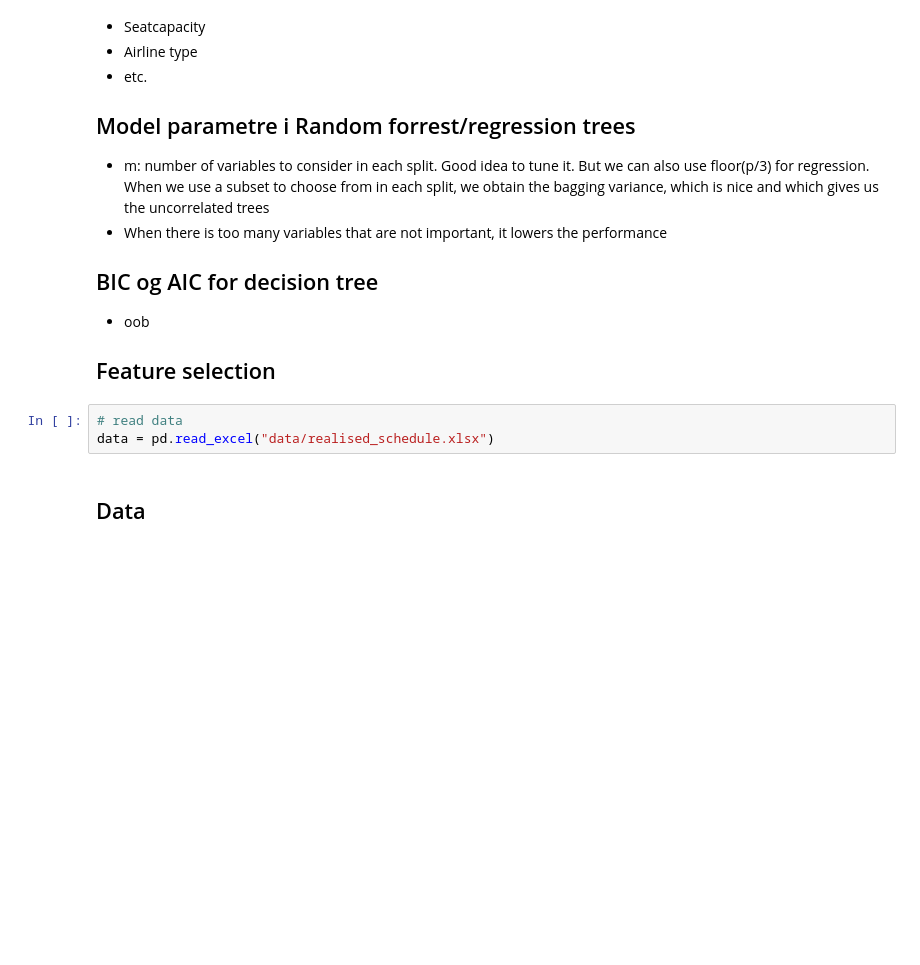
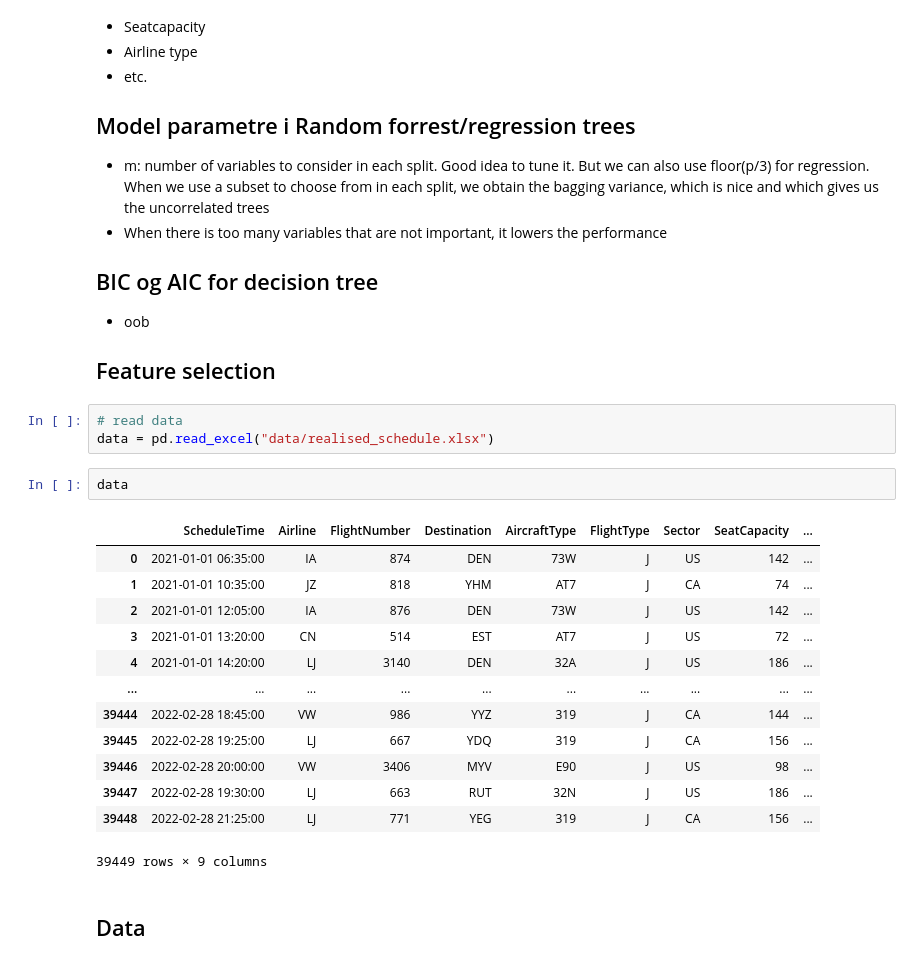
Before and after one commit to MatildeDP/ComputationalDataAnalysisProject, a Jupyter notebook: trees_modified.ipynb, the cells around one changed output. Drawn from its saved outputs; the diff is of its cells as text; blank space fills up the shorter version.

```diff
--- a/trees_modified.ipynb
+++ b/trees_modified.ipynb
@@ -46,6 +48,22 @@ from sklearn import ensemble
 # %%
 # read data
 data = pd.read_excel("data/realised_schedule.xlsx")
+# %%
+data
+# %% [output]
+|  | ScheduleTime | Airline | FlightNumber | Destination | AircraftType | FlightType | Sector | SeatCapacity | ... |
+| 0 | 2021-01-01 06:35:00 | IA | 874 | DEN | 73W | J | US | 142 | ... |
+| 1 | 2021-01-01 10:35:00 | JZ | 818 | YHM | AT7 | J | CA | 74 | ... |
+| 2 | 2021-01-01 12:05:00 | IA | 876 | DEN | 73W | J | US | 142 | ... |
+| 3 | 2021-01-01 13:20:00 | CN | 514 | EST | AT7 | J | US | 72 | ... |
+| 4 | 2021-01-01 14:20:00 | LJ | 3140 | DEN | 32A | J | US | 186 | ... |
+| ... | ... | ... | ... | ... | ... | ... | ... | ... | ... |
+| 39444 | 2022-02-28 18:45:00 | VW | 986 | YYZ | 319 | J | CA | 144 | ... |
+| 39445 | 2022-02-28 19:25:00 | LJ | 667 | YDQ | 319 | J | CA | 156 | ... |
+| 39446 | 2022-02-28 20:00:00 | VW | 3406 | MYV | E90 | J | US | 98 | ... |
+| 39447 | 2022-02-28 19:30:00 | LJ | 663 | RUT | 32N | J | US | 186 | ... |
+| 39448 | 2022-02-28 21:25:00 | LJ | 771 | YEG | 319 | J | CA | 156 | ... |
+39449 rows × 9 columns
 # %% [markdown]
 ## Data
 # %%
```
Also changed, not shown: parts of 24 cells of this notebook.
